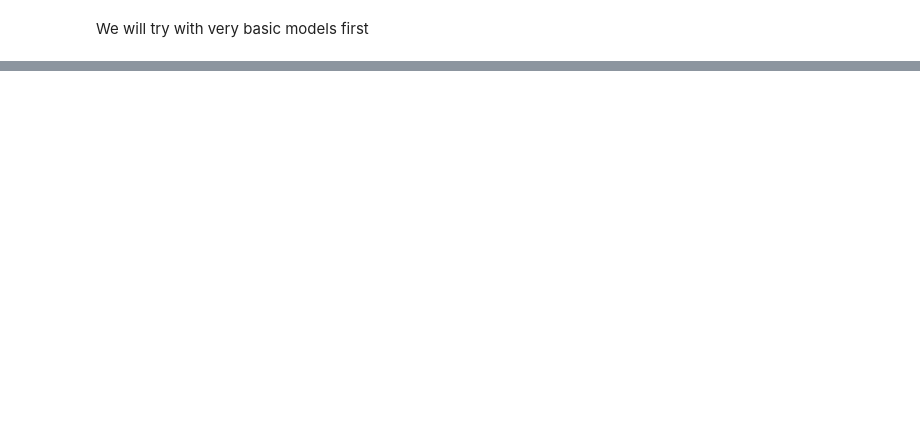
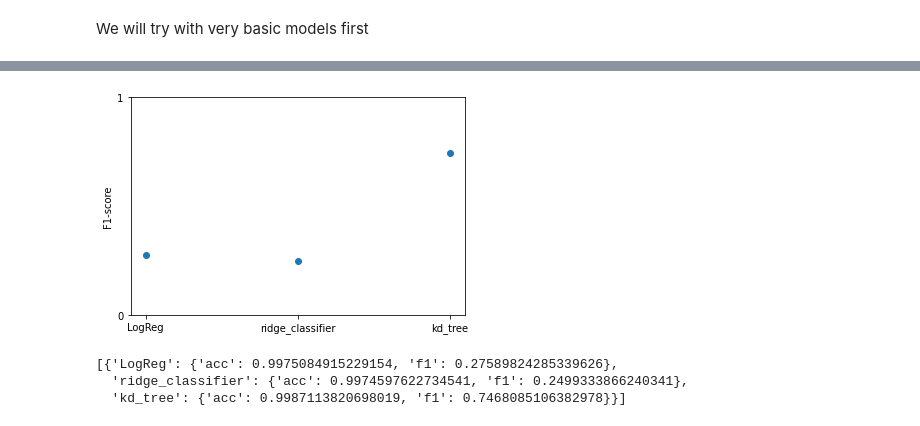
Before and after one commit to dungxibo123/cpay_take_home_question, a Jupyter notebook: cpay.ipynb, the cells around one changed output, grey strips where cells are left out. Saved outputs shown, nothing was run; the diff lists cells and outputs as text; code cells hidden in the pictures; blank space fills up the shorter version.

```diff
--- a/cpay.ipynb
+++ b/cpay.ipynb
@@ -401,0 +437,18 @@ result_dict
+# %%
+fig, ax1 = plt.subplots()
+
+ax1.scatter(y = [i['f1'] for i in result_list[0].values()],x = [1,2,3])
+#plt.set_yticks([0.95, 0975.,1.0])
+ax1.set_xticks([1,2,3])
+ax1.set_xticklabels(result_list[0].keys())
+ax1.set_yticks([0.0, 1.0])
+ax1.set_ylabel("F1-score")
+fig.show()
+# %% [output]
+[figure, added]
+# %%
+_
+# %% [output]
+[{'LogReg': {'acc': 0.9975084915229154, 'f1': 0.27589824285339626},
+  'ridge_classifier': {'acc': 0.9974597622734541, 'f1': 0.2499333866240341},
+  'kd_tree': {'acc': 0.9987113820698019, 'f1': 0.7468085106382978}}]
```
Also changed, not shown: parts of 6 cells of this notebook, 1 other file.
